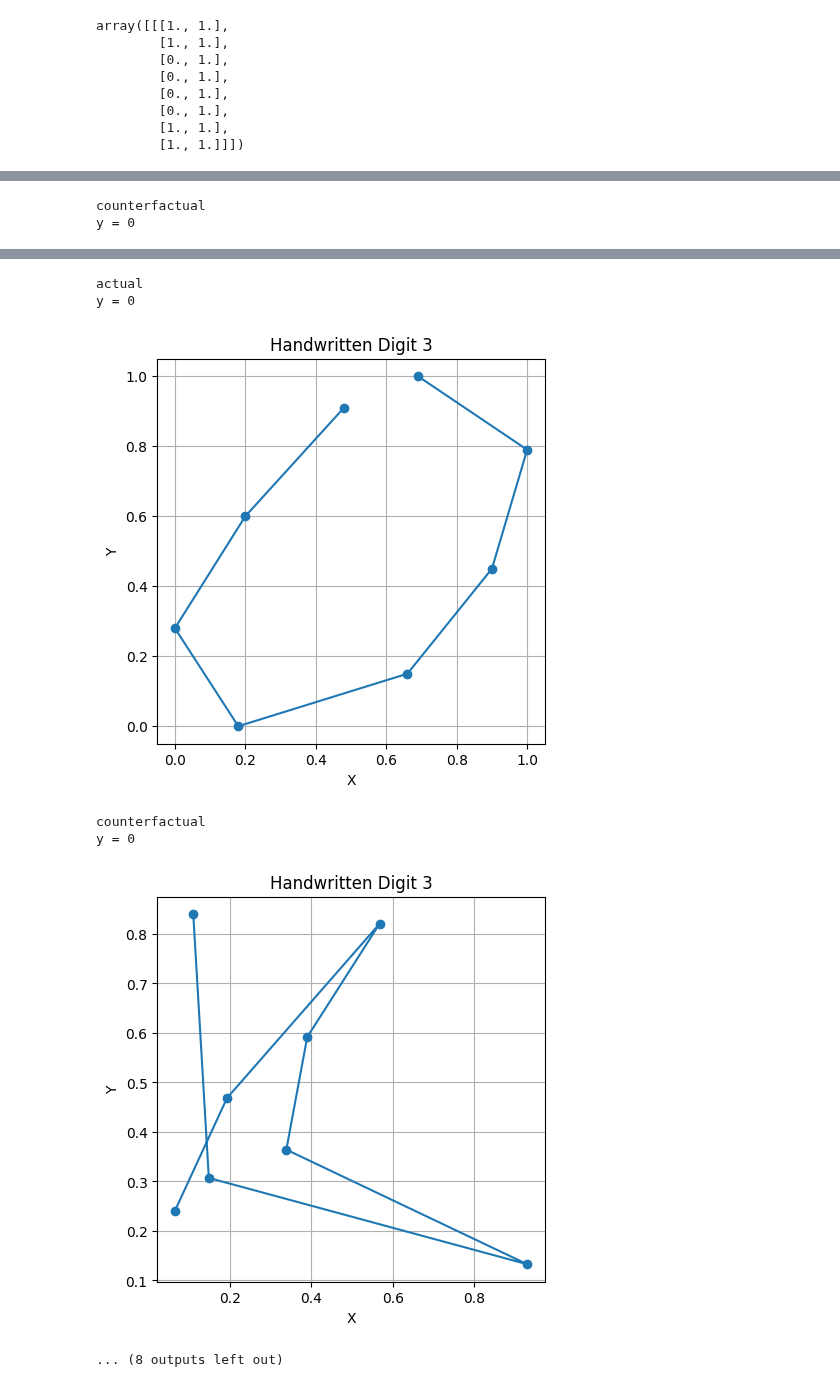
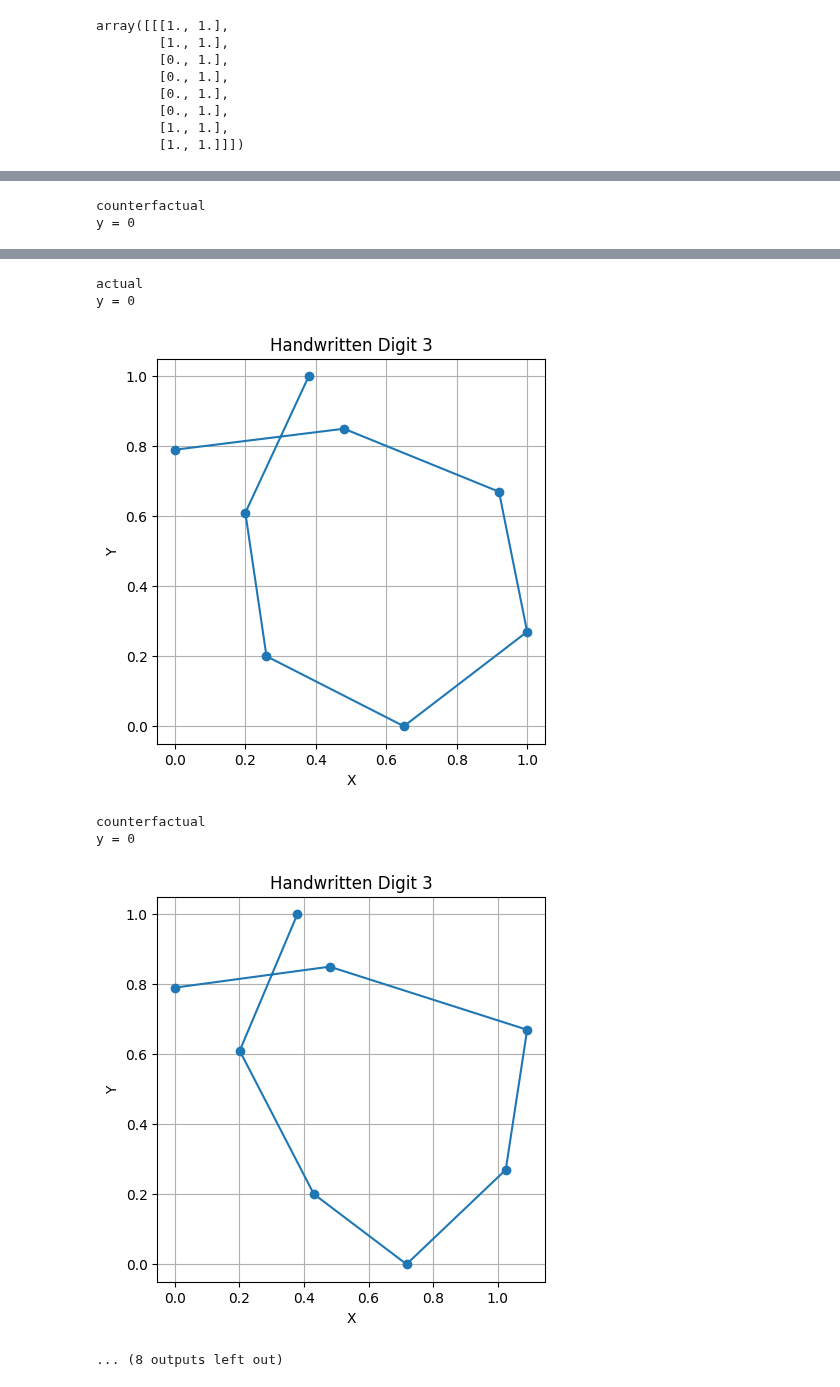
Before and after one commit to stellagerantoni/LatentCfMultivariate, a Jupyter notebook: evaluate_pendigits.ipynb, the cells around one changed output, grey strips where cells are left out. Drawn from its saved outputs; the diff is of its cells as text; code cells hidden in the pictures.

```diff
--- a/evaluate_pendigits.ipynb
+++ b/evaluate_pendigits.ipynb
@@ -166,0 +171,6 @@ Class 1 represents number 8. [0.,1.]
+# %%
+#Get only two classes from the dataset (only too needed for counterfactuals)
+
+X, y = extract_two_digits(X,y,'0','8', RANDOM_STATE)
+X_train, y_train = extract_two_digits(X_train_processed_padded,y_train,'0','8', RANDOM_STATE)
+X_test, y_test = extract_two_digits(X_test_processed_padded,y_test,'0','8', RANDOM_STATE)
@@ -168,15 +189,21 @@ Class 1 represents number 8. [0.,1.]
 from sklearn.model_selection import train_test_split
 X_train,X_validation, y_train, y_validation = train_test_split(X_train, y_train, test_size=0.2, random_state=RANDOM_STATE, stratify=y_train)
 # %%
+#Getting the two forms of labels needed
+#-the y_classes (1,0,1,0,...)
+#-the y (one hot encoded)
+
 print(f'X_train = {X_train.shape}')
 print(f'X_validation = {X_validation.shape}')
 print(f'X_test = {X_test.shape}')
 
+y_classes = y
 y_train_classes = y_train
 y_validation_classes = y_validation
 y_test_classes = y_test
 
 from tensorflow.keras.utils import to_categorical
+y = to_categorical(y, len(np.unique(y)))
 y_train = to_categorical(y_train, len(np.unique(y_train)))
 y_validation = to_categorical(y_validation, len(np.unique(y_validation)))
 y_test = to_categorical(y_test, len(np.unique(y_test)))
@@ -367,0 +354,16 @@ The current prediction margin weight is 1.
+# %%
+#Gettting the Global weights, needed for counterfactuals
+
+from _guided import get_global_weights
+from help_functions import evaluate
+pos_label = 1
+neg_label = 0
+
+step_weights = get_global_weights(
+        X,
+        y_classes,
+        cnnClassifier,
+        n_timesteps= n_timesteps,
+        n_features=n_features,
+        random_state=RANDOM_STATE,
+)
@@ -383,8 +403,8 @@ cf_model = ModifiedLatentCF(
     pred_margin_weight=0.7, step_weights = step_weights, random_state= RANDOM_STATE)
 cf_model.fit(cnnClassifier)
 
-y_neg = y_train_classes[y_train_classes == 0][10:15]
-X_neg = X_train[y_train_classes == 0][10:15]
+y_neg = y_classes[y_classes == 0]
+X_neg = X[y_classes == 0]
 
 
 with warnings.catch_warnings():
@@ -406,11 +439,10 @@ Transformation_finished with validity_score = 1.0
 # %%
-#with learning rate = 0.001, 500 iterations, pred_margin_weight=0.7
 for i in range(5):
-  print("actual")
-  visualise_digit(X_pred_neg,y_pred_neg,i,figsize = (5,5))
-  print("counterfactual")
-  visualise_digit(cf_embeddings,y_neg,i,figsize = (5,5))
-# validity = 1.0
+   i=i+30
+   print("actual")
+   visualise_digit(X_neg,y_neg,i,figsize = (5,5))
+   print("counterfactual")
+   visualise_digit(cf_embeddings,y_neg,i,figsize = (5,5))
 # %% [output]
 actual
 y = 0
@@ -427,7 +459,7 @@ y = 0
 actual
 y = 0
-[figure, old version]
+[figure, new version]
 counterfactual
 y = 0
-[figure, old version]
+[figure, new version]
 ... (8 outputs left out)
```
Also changed, not shown: parts of 29 cells of this notebook.
